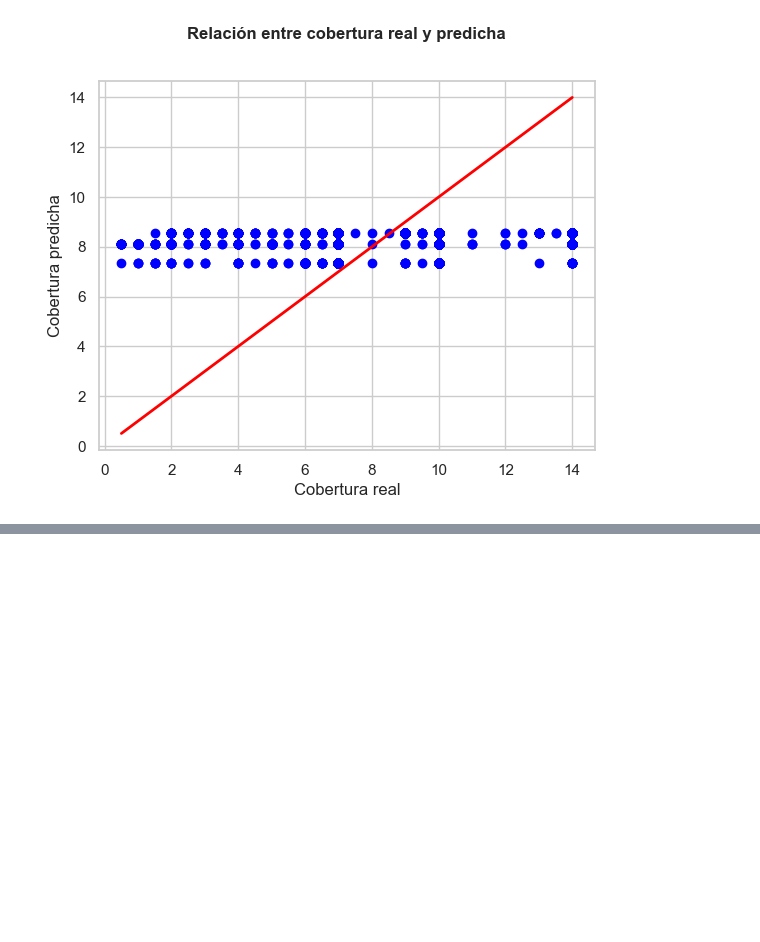
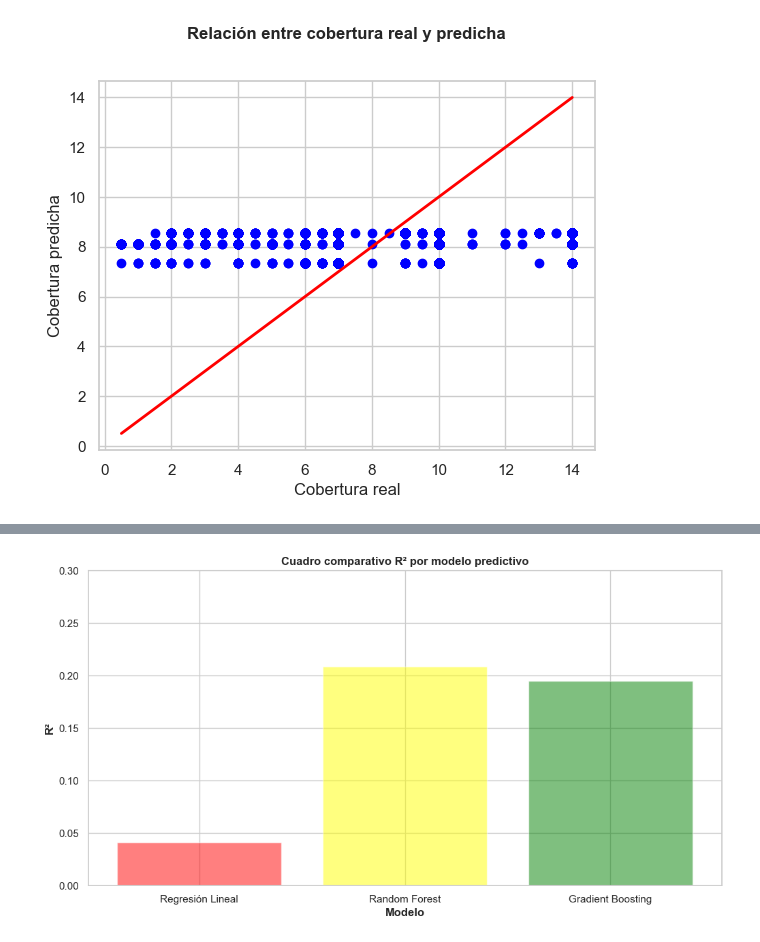
Before and after one commit to matisolica/Proyecto-final-DS1, a Jupyter notebook: pfDS1_version1.ipynb, the cells around one changed output, grey strips where cells are left out. Drawn from its saved outputs; the diff is of its cells as text; code cells hidden in the pictures; blank space fills up the shorter version.

```diff
--- a/pfDS1_version1.ipynb
+++ b/pfDS1_version1.ipynb
@@ -909,0 +1037,11 @@ plt.show()
+# %%
+# Gráfico R²
+plt.figure(figsize=(12, 6))
+plt.bar(df_results['Modelo'], df_results['R2'], color=['red', 'yellow', 'green'], alpha=0.5)
+plt.title('Cuadro comparativo R² por modelo predictivo', fontweight='bold')
+plt.xlabel('Modelo', fontweight='bold')
+plt.ylabel('R²', fontweight='bold')
+plt.ylim(0, 0.3)  # Ajusta el rango del eje y para una mejor visualización comparada
+plt.show()
+# %% [output]
+[figure, added]
```
Also changed, not shown: parts of 14 cells of this notebook.
